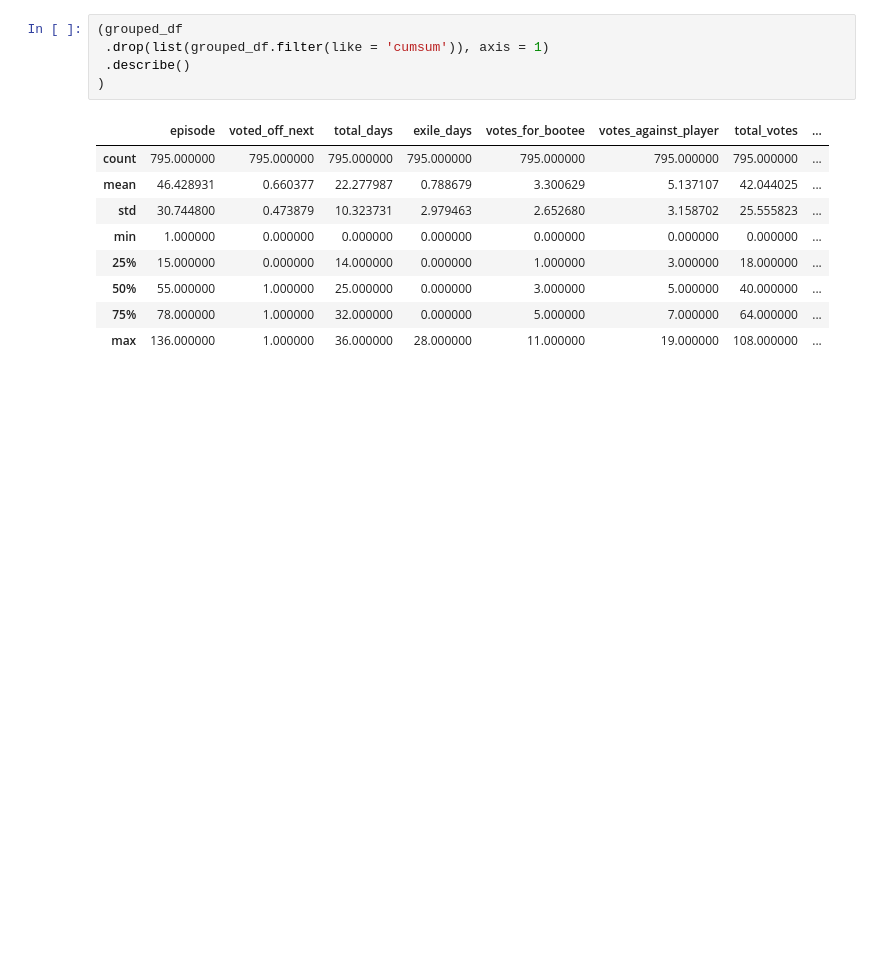
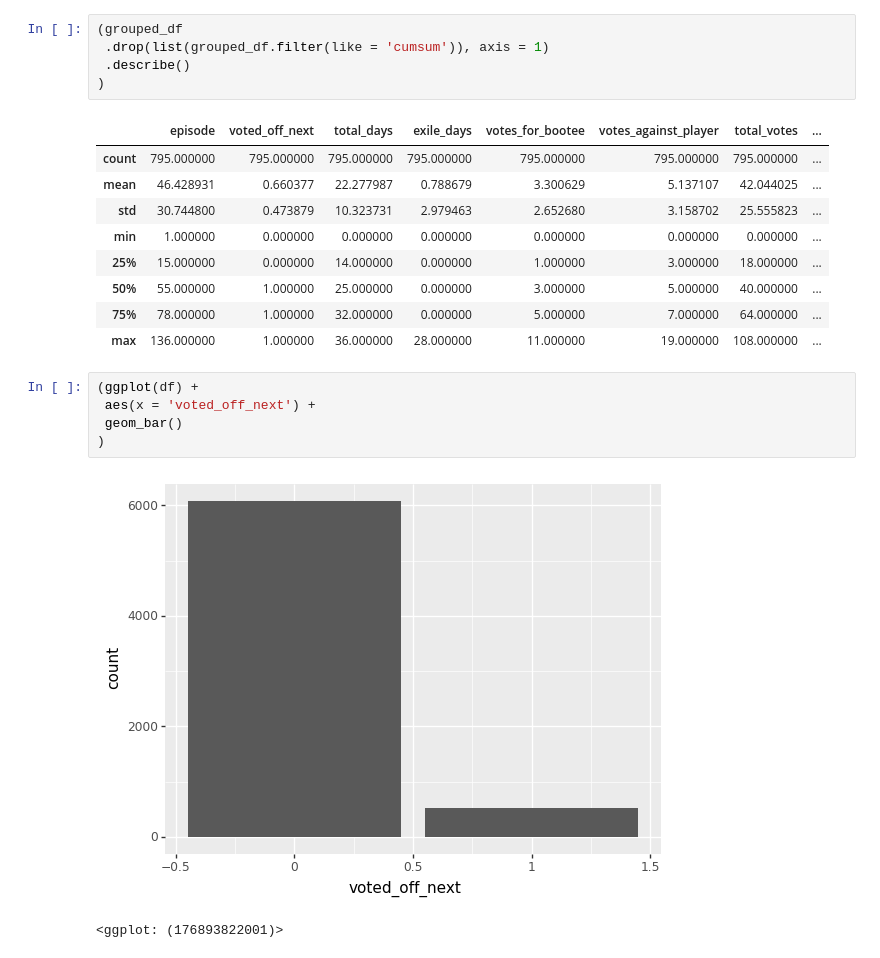
Before and after one commit to kac624/research, a Jupyter notebook: survivor/survivor_EDA.ipynb, the cells around one changed output. Saved outputs shown, nothing was run; the diff lists cells and outputs as text; blank space fills up the shorter version.

```diff
--- a/survivor/survivor_EDA.ipynb
+++ b/survivor/survivor_EDA.ipynb
@@ -129,6 +144,14 @@ grouped_df.to_csv('data/survivor_boxscores_clean_grouped.csv.', index = False)
 | 50% | 55.000000 | 1.000000 | 25.000000 | 0.000000 | 3.000000 | 5.000000 | 40.000000 | ... |
 | 75% | 78.000000 | 1.000000 | 32.000000 | 0.000000 | 5.000000 | 7.000000 | 64.000000 | ... |
 | max | 136.000000 | 1.000000 | 36.000000 | 28.000000 | 11.000000 | 19.000000 | 108.000000 | ... |
+# %%
+(ggplot(df) +
+ aes(x = 'voted_off_next') +
+ geom_bar()
+)
+# %% [output]
+[figure, added]
+<ggplot: (176893822001)>
 # %%
 (ggplot(grouped_df) +
  aes(x = 'total_days') +
```
Also changed, not shown: parts of 6 cells of this notebook, 1 other file.
